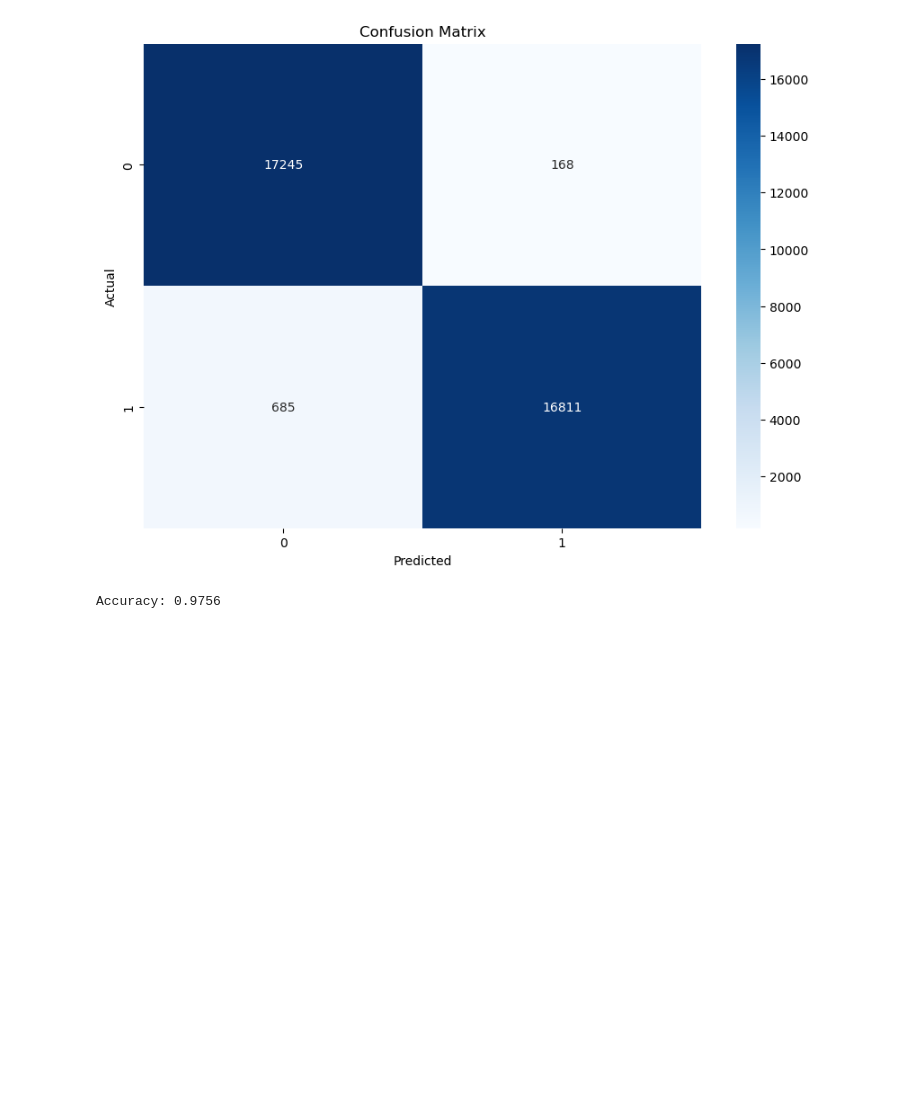
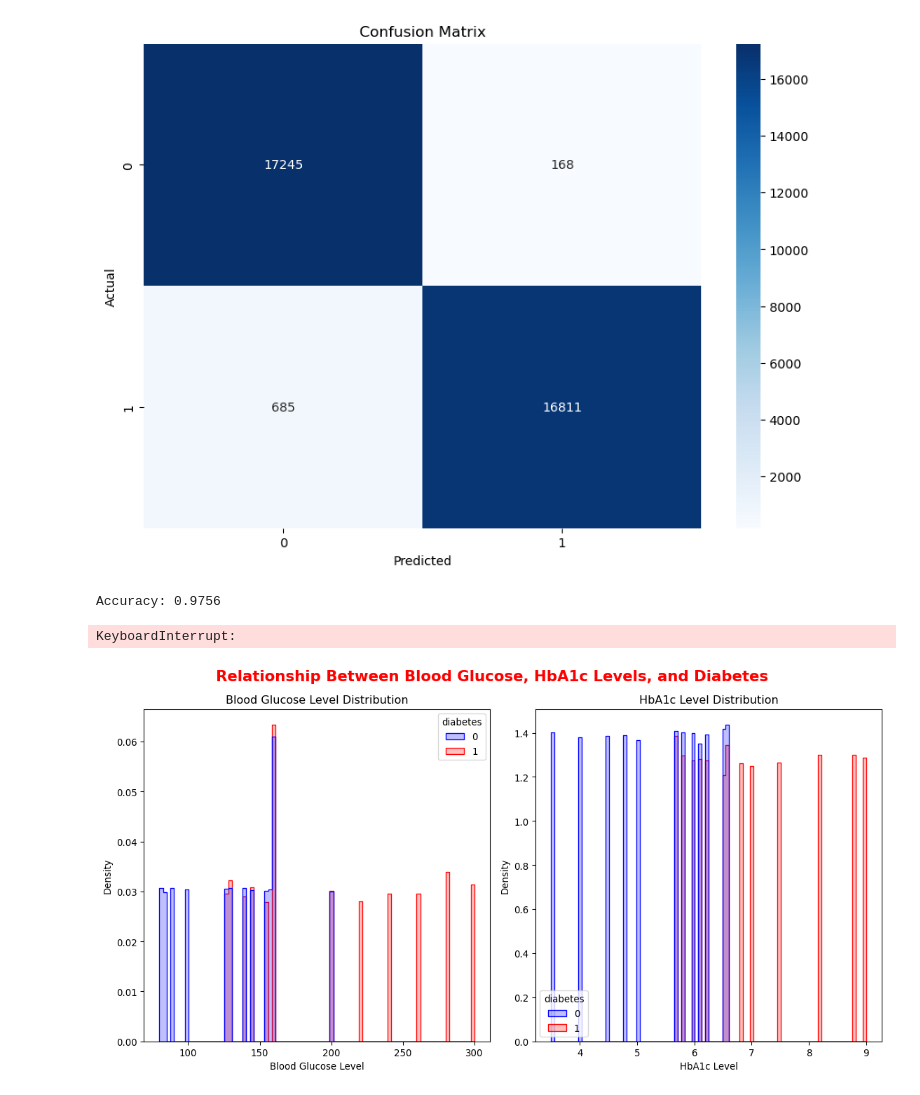
Before and after one commit to ashkett/diabetes-predictor, a Jupyter notebook: LGBM.ipynb, the cells around one changed output. Saved outputs shown, nothing was run; the diff lists cells and outputs as text; code cells hidden in the pictures; blank space fills up the shorter version.

Commit message:
added graph plot in result

```diff
--- a/LGBM.ipynb
+++ b/LGBM.ipynb
@@ -281,3 +281,45 @@ import pickle
 
 with open('model.pkl', 'wb') as f:
     pickle.dump(voting_clf, f)
+# %%
+import matplotlib.pyplot as plt
+import pandas as pd
+import seaborn as sns
+df = pd.read_csv("C:\\Users\\HP\\Desktop\\aiml_project\\new\\diabetes-predictor\\diabetes_prediction_dataset.csv")
+plt.figure()
+sns.swarmplot(data=df, x='diabetes', y='blood_glucose_level')
+plt.title('Blood Glucose Level vs Diabetes')
+plt.xlabel('Blood Glucose Level')
+plt.ylabel('Diabetes')
+plt.savefig('static/img/plot2.png')
+plt.close
+# %% [output]
+KeyboardInterrupt:
+# %%
+import matplotlib.pyplot as plt
+import pandas as pd
+import seaborn as sns
+df = pd.read_csv("C:\\Users\\HP\\Desktop\\aiml_project\\new\\diabetes-predictor\\diabetes_prediction_dataset.csv")
+
+plt.figure(figsize=(11.88, 6.25), dpi=96)
+plt.suptitle("Relationship Between Blood Glucose, HbA1c Levels, and Diabetes", fontsize = 16, fontweight = 'bold', color = 'red')
+
+# Histogram for Blood Glucose vs Diabetes
+plt.subplot(1, 2, 1)
+sns.histplot(data=df, x='blood_glucose_level', hue='diabetes', element='step', stat='density', common_norm=False, palette=['blue', 'red'])
+plt.title('Blood Glucose Level Distribution')
+plt.xlabel('Blood Glucose Level')
+plt.ylabel('Density')
+
+# Histogram for HbA1c vs Diabetes
+plt.subplot(1, 2, 2)
+sns.histplot(data=df, x='HbA1c_level', hue='diabetes', element='step', stat='density', common_norm=False, palette=['blue', 'red'])
+plt.title('HbA1c Level Distribution')
+plt.xlabel('HbA1c Level')
+plt.ylabel('Density')
+
+plt.tight_layout()
+plt.savefig('static/img/diabetes_hist_plot.png')
+plt.show()
+# %% [output]
+[figure, added]
```
Also changed, not shown: 4 other files.
